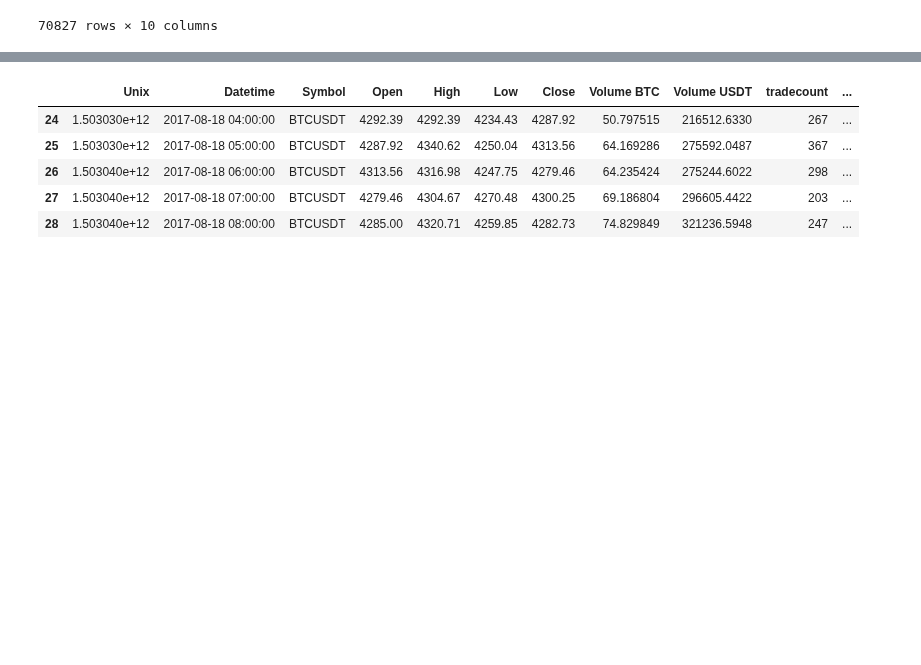
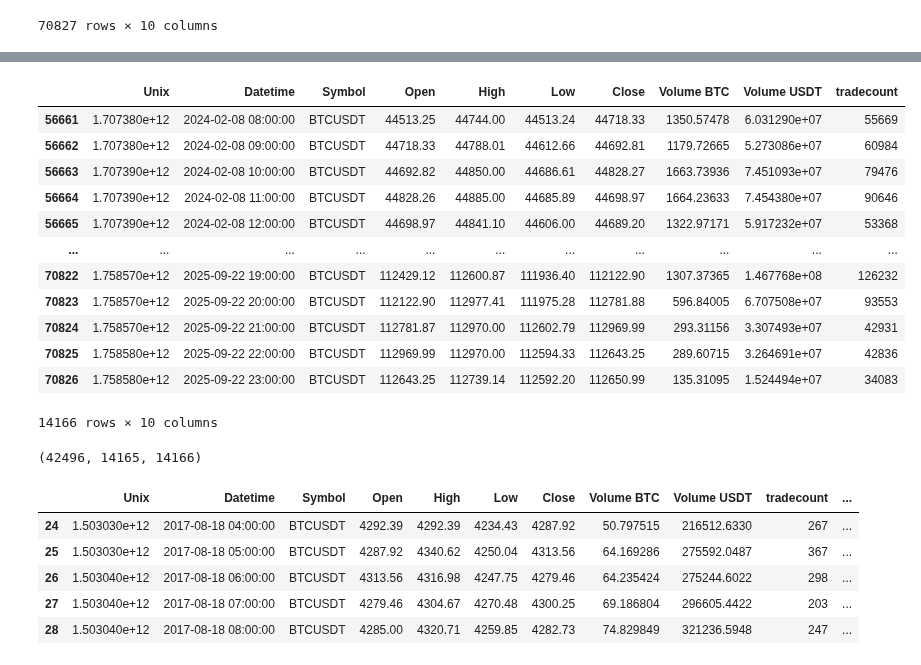
Before and after one commit to LuisMB09/Trading, a Jupyter notebook: trash.ipynb, the cells around one changed output, grey strips where cells are left out. Saved outputs shown, nothing was run; the diff lists cells and outputs as text; code cells hidden in the pictures; blank space fills up the shorter version.

```diff
--- a/trash.ipynb
+++ b/trash.ipynb
@@ -163,3 +195,23 @@ validation = data[train_size + test_size:]
+# %%
+validation
+# %% [output]
+|  | Unix | Datetime | Symbol | Open | High | Low | Close | Volume BTC | Volume USDT | tradecount |
+| 56661 | 1.707380e+12 | 2024-02-08 08:00:00 | BTCUSDT | 44513.25 | 44744.00 | 44513.24 | 44718.33 | 1350.57478 | 6.031290e+07 | 55669 |
+| 56662 | 1.707380e+12 | 2024-02-08 09:00:00 | BTCUSDT | 44718.33 | 44788.01 | 44612.66 | 44692.81 | 1179.72665 | 5.273086e+07 | 60984 |
+| 56663 | 1.707390e+12 | 2024-02-08 10:00:00 | BTCUSDT | 44692.82 | 44850.00 | 44686.61 | 44828.27 | 1663.73936 | 7.451093e+07 | 79476 |
+| 56664 | 1.707390e+12 | 2024-02-08 11:00:00 | BTCUSDT | 44828.26 | 44885.00 | 44685.89 | 44698.97 | 1664.23633 | 7.454380e+07 | 90646 |
+| 56665 | 1.707390e+12 | 2024-02-08 12:00:00 | BTCUSDT | 44698.97 | 44841.10 | 44606.00 | 44689.20 | 1322.97171 | 5.917232e+07 | 53368 |
+| ... | ... | ... | ... | ... | ... | ... | ... | ... | ... | ... |
+| 70822 | 1.758570e+12 | 2025-09-22 19:00:00 | BTCUSDT | 112429.12 | 112600.87 | 111936.40 | 112122.90 | 1307.37365 | 1.467768e+08 | 126232 |
+| 70823 | 1.758570e+12 | 2025-09-22 20:00:00 | BTCUSDT | 112122.90 | 112977.41 | 111975.28 | 112781.88 | 596.84005 | 6.707508e+07 | 93553 |
+| 70824 | 1.758570e+12 | 2025-09-22 21:00:00 | BTCUSDT | 112781.87 | 112970.00 | 112602.79 | 112969.99 | 293.31156 | 3.307493e+07 | 42931 |
+| 70825 | 1.758580e+12 | 2025-09-22 22:00:00 | BTCUSDT | 112969.99 | 112970.00 | 112594.33 | 112643.25 | 289.60715 | 3.264691e+07 | 42836 |
+| 70826 | 1.758580e+12 | 2025-09-22 23:00:00 | BTCUSDT | 112643.25 | 112739.14 | 112592.20 | 112650.99 | 135.31095 | 1.524494e+07 | 34083 |
+14166 rows × 10 columns
+# %%
+len(train), len(test), len(validation)
+# %% [output]
+(42496, 14165, 14166)
 # %%
 data = pd.read_csv('aapl_5m_train.csv').dropna()
 # %%
```
Also changed, not shown: parts of 14 cells of this notebook.
